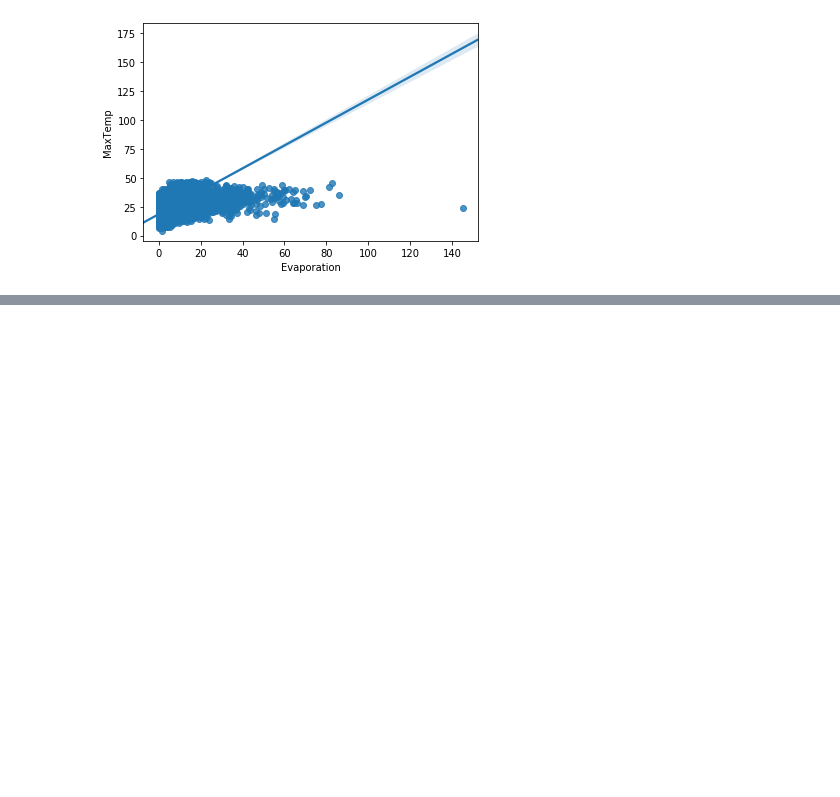
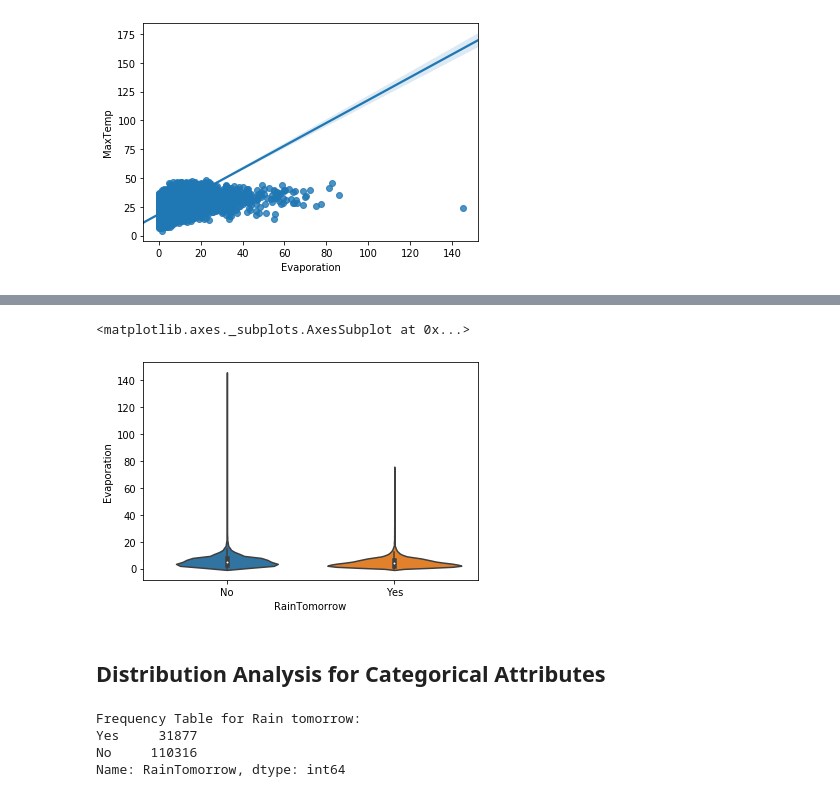
Before and after one commit to CathalDaly1/CS4055-Data-mining-Project, a Jupyter notebook: CS4055 Project - Weather in AUS DataSet.ipynb, the cells around one changed output, grey strips where cells are left out. Saved outputs shown, nothing was run; the diff lists cells and outputs as text; code cells hidden in the pictures; blank space fills up the shorter version.

```diff
--- a/CS4055 Project - Weather in AUS DataSet.ipynb
+++ b/CS4055 Project - Weather in AUS DataSet.ipynb
@@ -111,0 +130,16 @@ sns.regplot(x='Evaporation', y='MaxTemp', data=df)
+# %%
+sns.violinplot(x='RainTomorrow', y='Evaporation', data=df)
+# %% [output]
+<matplotlib.axes._subplots.AxesSubplot at 0x...>
+[figure, added]
+# %% [markdown]
+## Distribution Analysis for Categorical Attributes
+# %%
+frequency_table = df['RainTomorrow'].value_counts(ascending=True)
+print('Frequency Table for Rain tomorrow:')
+print(frequency_table)
+# %% [output]
+Frequency Table for Rain tomorrow:
+Yes     31877
+No     110316
+Name: RainTomorrow, dtype: int64
```
Also changed, not shown: parts of 7 cells of this notebook.
